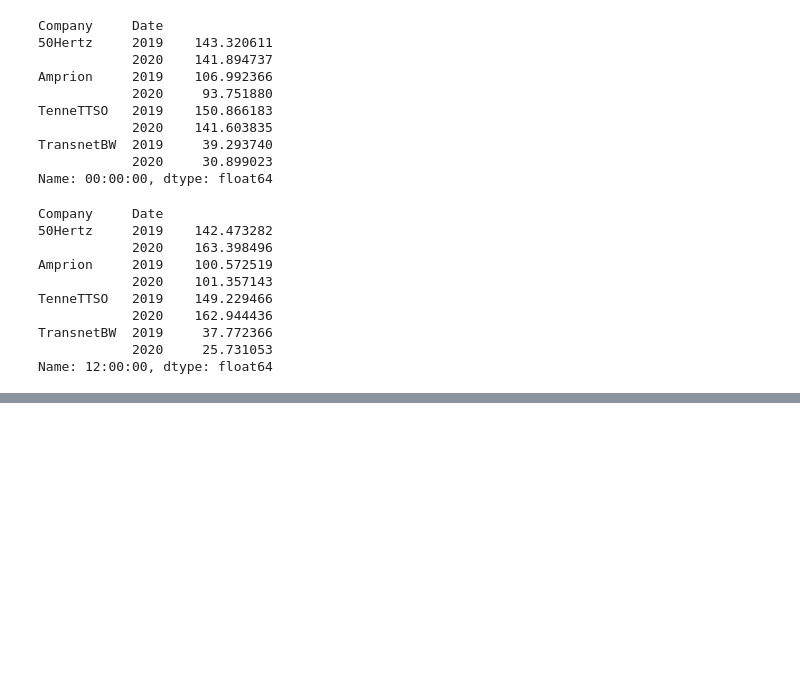
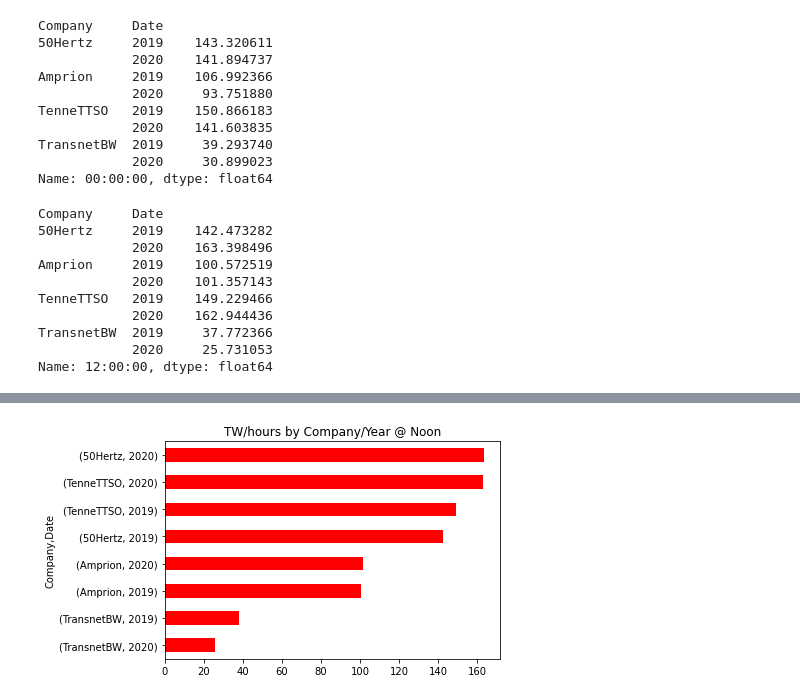
Before and after one commit to HaziqZed/IP3_MHZ, a Jupyter notebook: IP3_MHZ.ipynb, the cells around one changed output, grey strips where cells are left out. Saved outputs shown, nothing was run; the diff lists cells and outputs as text; code cells hidden in the pictures; blank space fills up the shorter version.

```diff
--- a/IP3_MHZ.ipynb
+++ b/IP3_MHZ.ipynb
@@ -105,0 +100,4 @@ TypeError: 'value' must be an instance of str or bytes, not a tuple
+# %%
+ax2 = noon.sort_values().plot(kind='barh', color='red', title='TW/hours by Company/Year @ Noon')
+# %% [output]
+[figure, added]
```
Also changed, not shown: parts of 4 cells of this notebook.
